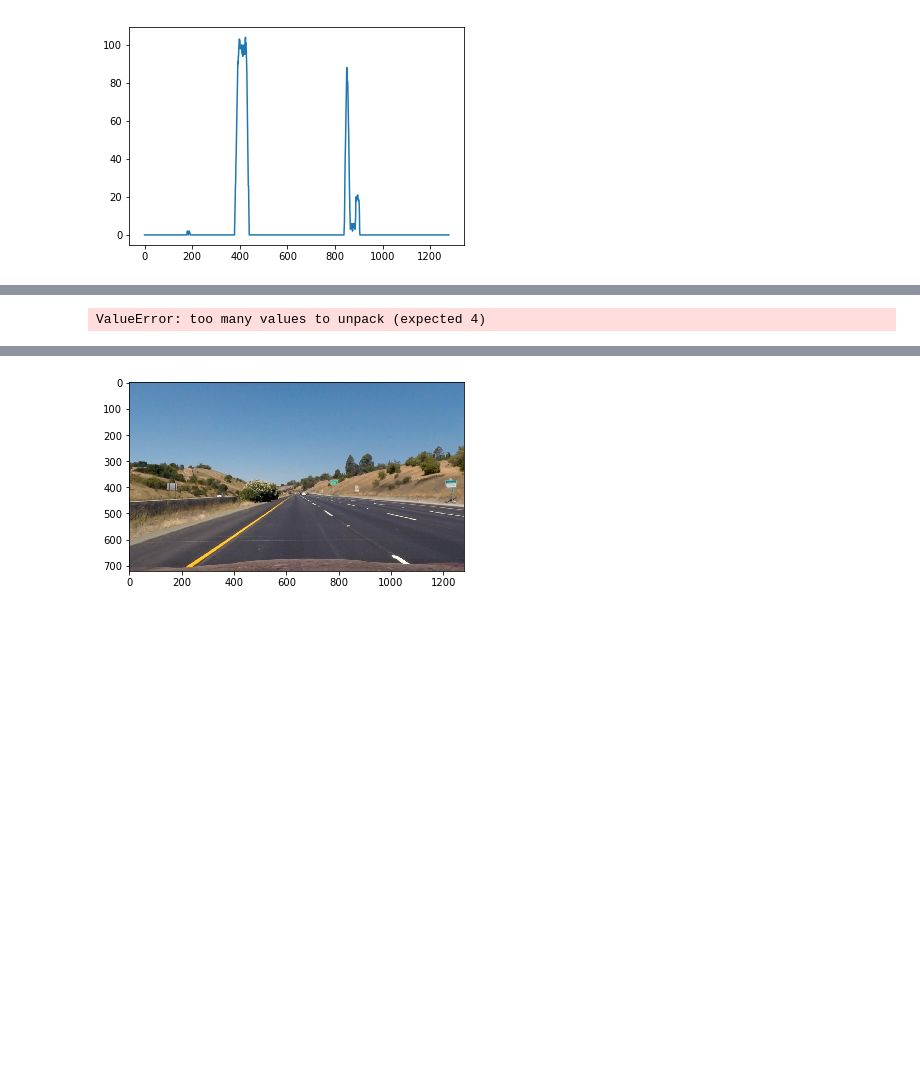
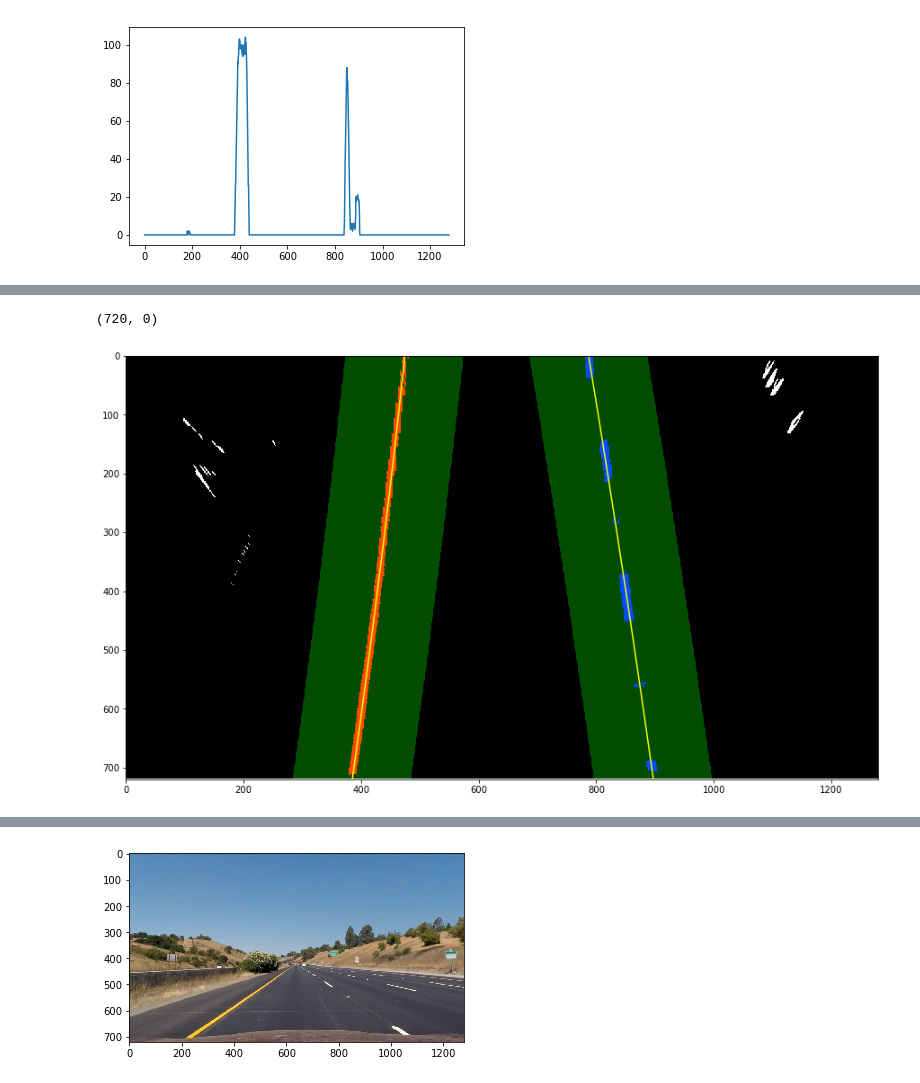
Before and after one commit to kirilcvetkov92/Advanced-Lane-Detection, a Jupyter notebook: Notebook.ipynb, the cells around one changed output, grey strips where cells are left out. Saved outputs shown, nothing was run; the diff lists cells and outputs as text; code cells hidden in the pictures; blank space fills up the shorter version.

```diff
--- a/Notebook.ipynb
+++ b/Notebook.ipynb
@@ -142,13 +142,14 @@ plt.ylim(720, 0)
 # %%
-result, left_fit, right_fit, ploty = get_next_frame_lines(warped, left_fit, right_fit)
+result, ploty, left_fitx, right_fitx, left_fit, right_fit = get_next_frame_lines(warped, left_fit, right_fit)
 plt.figure(figsize=(15,15))
 plt.imshow(result)
 plt.plot(left_fitx, ploty, color='yellow')
 plt.plot(right_fitx, ploty, color='yellow')
 plt.xlim(0, 1280)
 plt.ylim(720, 0)
 # %% [output]
-ValueError: too many values to unpack (expected 4)
+(720, 0)
+[figure, added]
 # %%
 left_rad_curvature = get_curvature_radius(left_fit, ploty)
 right_rad_curvature = get_curvature_radius(right_fit, ploty)
```
Also changed, not shown: parts of 5 cells of this notebook, 1 other file.
